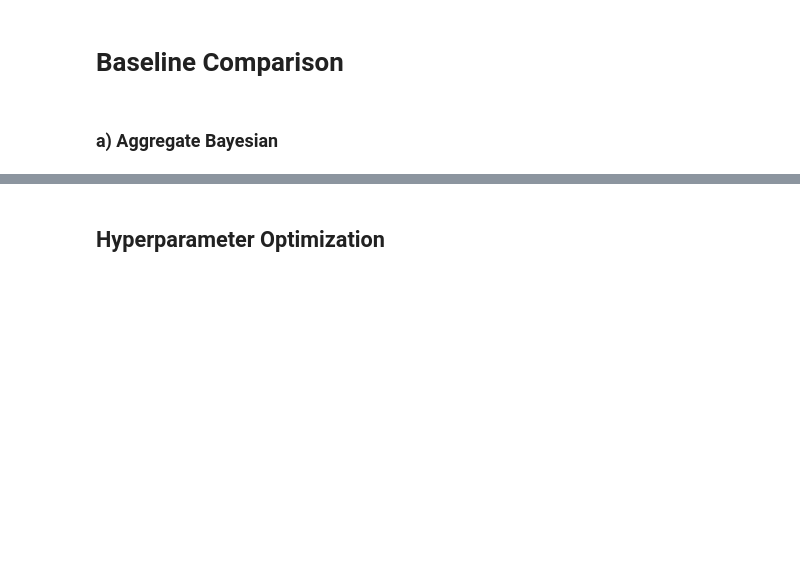
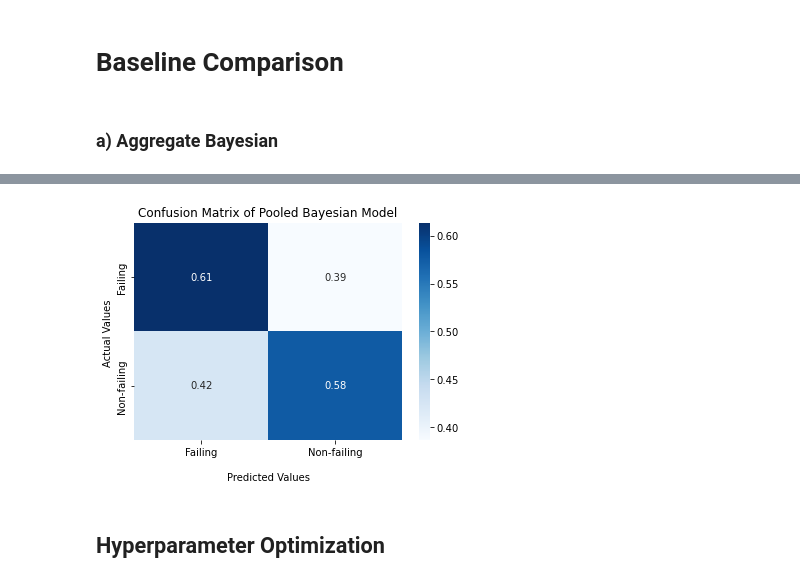
Before and after one commit to juannat7/bayesian_septic, a Jupyter notebook: notebooks/02_baseline_model.ipynb, the cells around one changed output, grey strips where cells are left out. Drawn from its saved outputs; the diff is of its cells as text; code cells hidden in the pictures; blank space fills up the shorter version.

Commit message:
fixed some formula and updated README for the next steps

```diff
--- a/notebooks/05 baseline comparison.ipynb
+++ b/notebooks/02_baseline_model.ipynb
@@ -60,49 +81,45 @@ train_x, test_x, train_y, test_y = train_test_split(df[['water_dist_norm', 'ppt_
 # %%
-with pm.Model() as base_model:
-    # constant data inputs
+with pm.Model(coords=coords) as model:
+    print('fitting full pooled Bayesian model...')
+    # constant data: basin information and variables
+    basin = pm.Data('basin', basin_idx)
     water_d = pm.Data('water_d', df.water_dist_norm.values)
     ppt_d = pm.Data('ppt_d', df.ppt_2013_norm.values)
     hydr_d = pm.Data('hydr_d', df.hydraulic_c_norm.values)
     hse_d = pm.Data('hse_d', df.median_hse_norm.values)
-    flow_d = pm.Data('flow_d', df.flow_norm.values)
     dem_d = pm.Data('dem_d', df.dem_norm.values)
 
-    # global model priors
-    wtr_alpha = pm.HalfNormal('wtr_alpha', sigma=1.)
-    wtr_beta = pm.HalfNormal('wtr_beta', sigma=5)
-    ppt_mu = pm.HalfNormal('ppt_mu', sigma=10)
-    ppt_sig = pm.HalfNormal('ppt_sig', sigma=10)
+    # global model parameters
+    wtr_beta = pm.HalfNormal("wtr_beta", sigma=10)
+    ppt_mu = pm.Normal("ppt_mu", mu=0, sigma=10)
+    ppt_sig = pm.HalfNormal("ppt_sig", sigma=10)
     hydr_sig = pm.HalfNormal('hydr_sig', sigma=10)
     hse_sig = pm.HalfNormal('hse_sig', sigma=5)
-    flow_alpha = pm.HalfNormal('flow_alpha', sigma=1.)
-    flow_beta = pm.HalfNormal('flow_beta', sigma=5)
-    dem_alpha = pm.HalfNormal('dem_alpha', sigma=1.)
     dem_beta = pm.HalfNormal('dem_beta', sigma=5)
-    mu_c = pm.HalfNormal('mu_c', sigma=10)
+    mu_c = pm.Normal('mu_c', mu=0, sigma=10)
     sigma_c = pm.HalfNormal('sigma_c', sigma=10)
 
-    # model parameters
-    wtr_dist = pm.Gamma('wtr_dist', alpha=wtr_alpha, beta=wtr_beta)
-    ppt = pm.HalfNormal('ppt', sigma=ppt_sig)
-    hydr = pm.Uniform('hydr', lower=0, upper=hydr_sig)
-    hse = pm.HalfNormal('hse', sigma=hse_sig)
-    flow = pm.Gamma('flow', alpha=flow_alpha, beta=flow_beta)
-    dem = pm.Gamma('dem', alpha=dem_alpha, beta=dem_beta)
+    # septic-specific model parameters
+    wtr_dist = pm.Exponential("wtr_dist", lam=wtr_beta)
+    ppt = pm.Normal("ppt", mu=ppt_mu, sigma=ppt_sig)
+    hydr = pm.Uniform('hydr', lower=-2, upper=hydr_sig)
+    hse = pm.Normal('hse', mu=0, sigma=hse_sig)
+    dem = pm.Exponential('dem', lam=dem_beta)
     c = pm.Normal('c', mu=mu_c, sigma=sigma_c)
 
-    # complete bayesian formula
+    # hierarchical bayesian formula
     failure_theta = pm.math.sigmoid(c
                                     + wtr_dist * water_d
                                     + ppt * ppt_d
                                     + hydr * hydr_d
                                     + hse * hse_d
-                                    + flow * flow_d
                                     + dem * dem_d
                                    )
 
     # likelihood of observed data
+    priors = pm.sample_prior_predictive(samples=500)
     failures = pm.Bernoulli('failures', failure_theta, observed=df['sewageSystem_enc'])
 
     # fitting using NUTS sampler
-    trace = pm.sample(500, tune=200, cores=4, return_inferencedata=True, target_accept=0.99)
+    trace = pm.sample(500, tune=350, cores=4, return_inferencedata=True, target_accept=0.99)
 # %% [output]
@@ -116,7 +142,7 @@ The estimated number of effective samples is smaller than 200 for some parameter
 # %%
 # evaluate baseline bayesian
 y = df.sewageSystem_enc.to_list()
-acc, y_pred = evaluate_bayes(trace, base_model, y)
+acc, y_pred = evaluate_bayes(trace, model, y)
 print(f'accuracy is: {acc}%')
 # %% [output]
 [interactive output not drawn]
@@ -124,3 +150,7 @@ accuracy is: 59.161490683229815%
+# %%
+plot_confusion(y, y_pred, title='Confusion Matrix of Pooled Bayesian Model')
+# %% [output]
+[figure, added]
 # %% [markdown]
 ## Hyperparameter Optimization
 # %%
```
Also changed, not shown: parts of 10 cells of this notebook, 23 other files.
